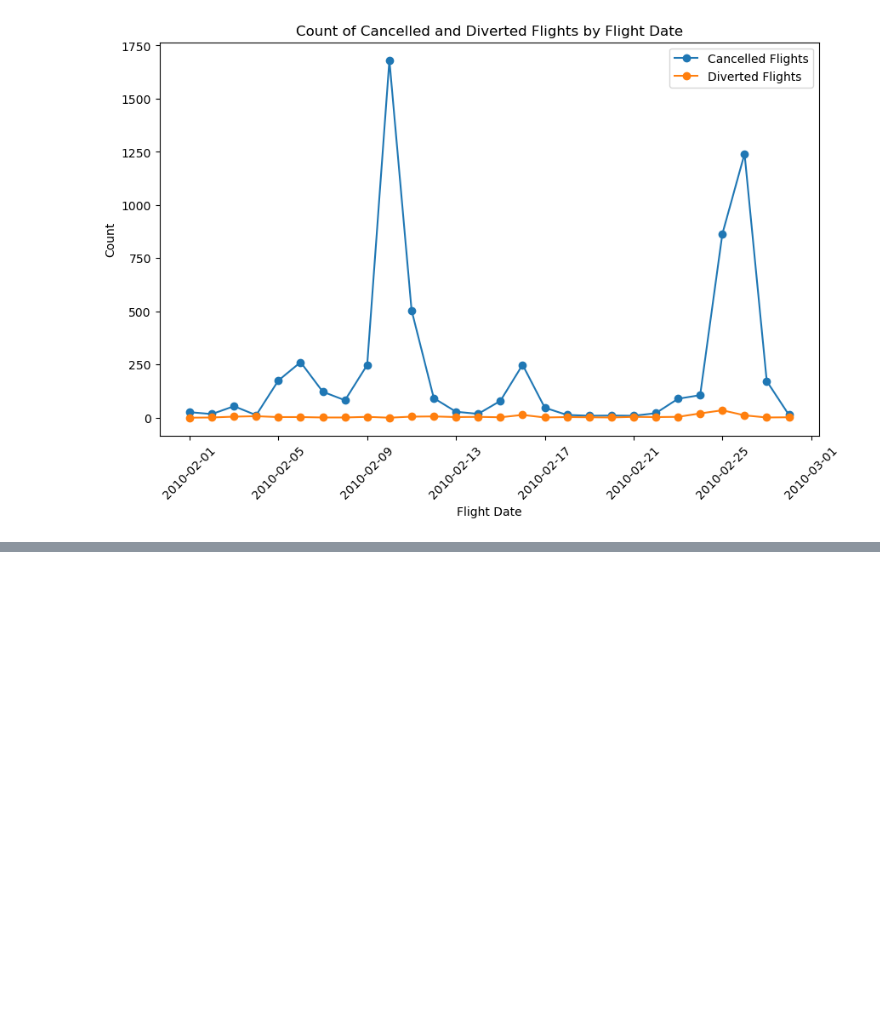
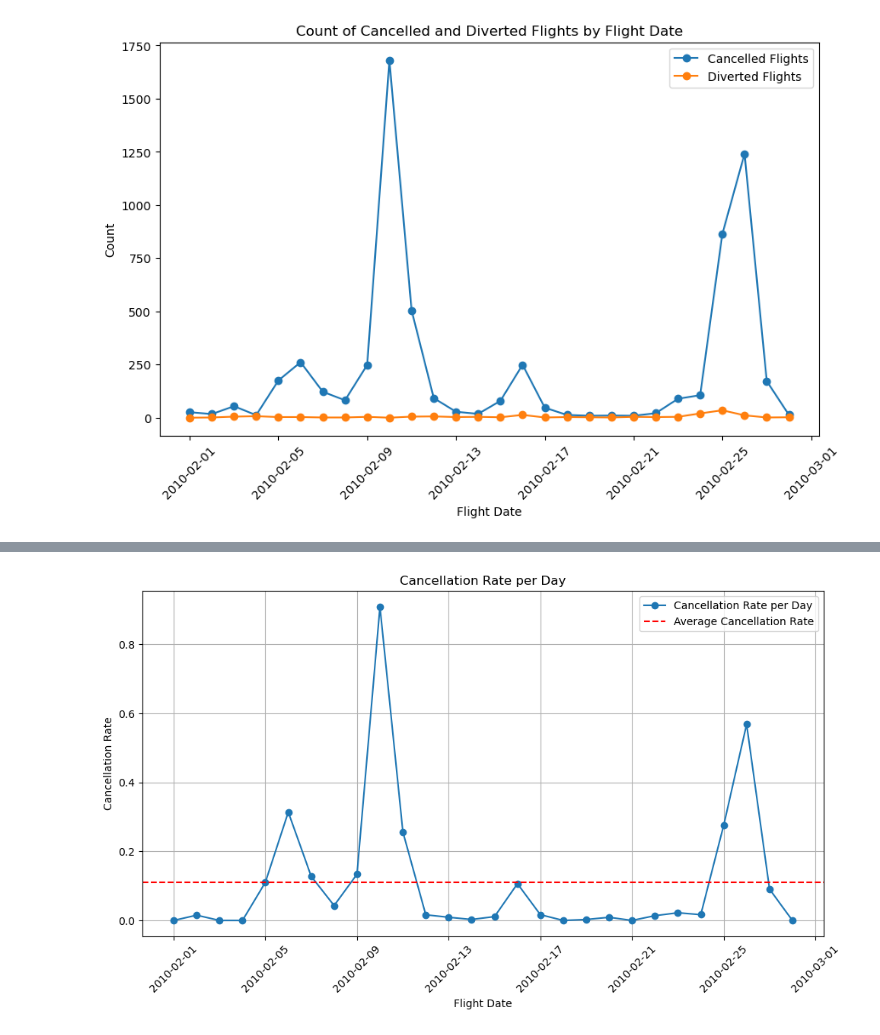
Before and after one commit to susanneferschl/da-sql-api-project-group-2_sf, a Jupyter notebook: stephan_folder/stephan_flights.ipynb, the cells around one changed output, grey strips where cells are left out. Saved outputs shown, nothing was run; the diff lists cells and outputs as text; code cells hidden in the pictures; blank space fills up the shorter version.

```diff
--- a/stephan_folder/stephan_flights.ipynb
+++ b/stephan_folder/stephan_flights.ipynb
@@ -365,0 +469,16 @@ SyntaxError: EOL while scanning string literal (674723198.py, line 2)
+# %%
+average_cancellation_rate_per_day = cancellation_rate_per_day.mean()
+
+plt.figure(figsize=(10, 6))
+plt.plot(cancellation_rate_per_day.index, cancellation_rate_per_day.values, marker='o', linestyle='-', label='Cancellation Rate per Day')
+plt.axhline(y=average_cancellation_rate_per_day, color='r', linestyle='--', label='Average Cancellation Rate')
+plt.xlabel('Flight Date')
+plt.ylabel('Cancellation Rate')
+plt.title('Cancellation Rate per Day')
+plt.grid(True)
+plt.xticks(rotation=45)
+plt.legend()
+plt.tight_layout()
+plt.show()
+# %% [output]
+[figure, added]
```
Also changed, not shown: parts of 10 cells of this notebook, 1 other file.
